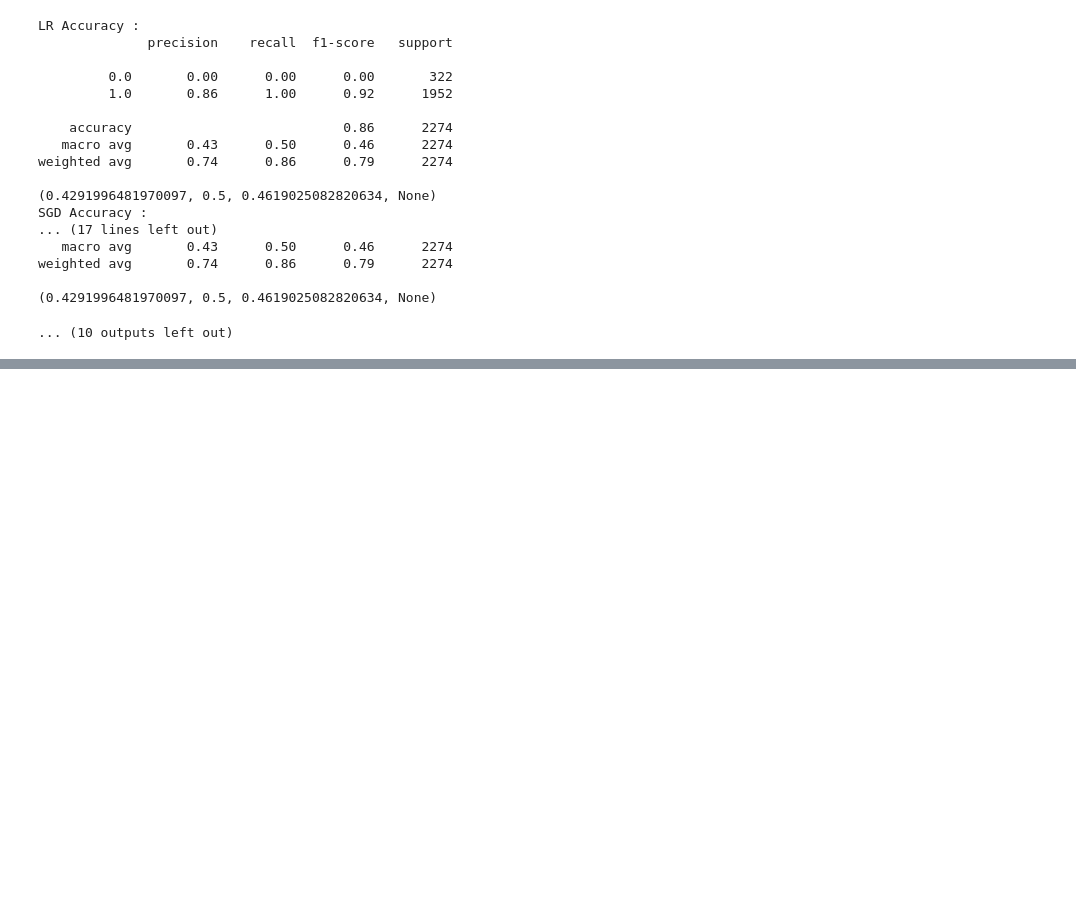
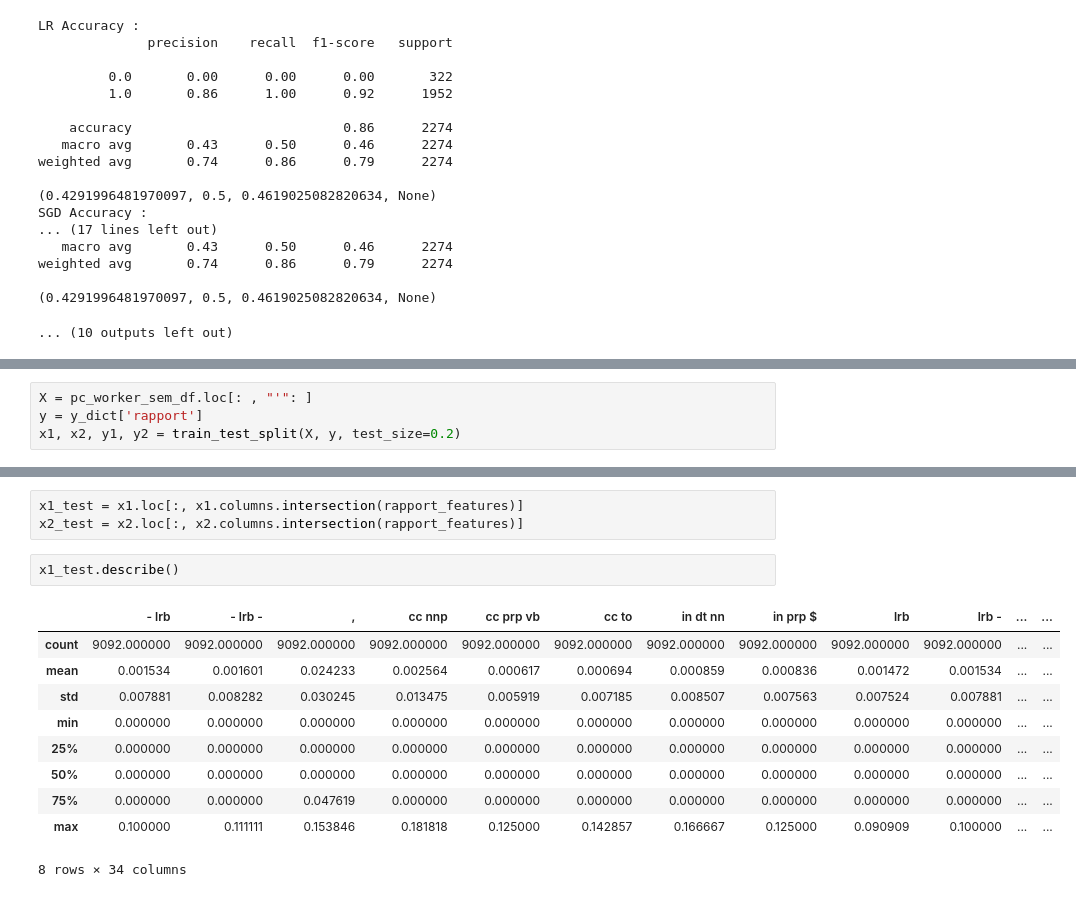
Before and after one commit to quarbby/diplomacy-betrayal, a Jupyter notebook: Semantics_ML_Methods.ipynb, the cells around one changed output, grey strips where cells are left out. Drawn from its saved outputs; the diff is of its cells as text; blank space fills up the shorter version.

```diff
--- a/Semantics_ML_Methods.ipynb
+++ b/Semantics_ML_Methods.ipynb
@@ -297,0 +408,4 @@ weighted avg       0.74      0.86      0.79      2274
+# %%
+X = pc_worker_sem_df.loc[: , "'": ]
+y = y_dict['rapport']
+x1, x2, y1, y2 = train_test_split(X, y, test_size=0.2)
@@ -297,0 +425,16 @@ weighted avg       0.74      0.86      0.79      2274
+# %%
+x1_test = x1.loc[:, x1.columns.intersection(rapport_features)]
+x2_test = x2.loc[:, x2.columns.intersection(rapport_features)]
+# %%
+x1_test.describe()
+# %% [output]
+|  | - lrb | - lrb - | , | cc nnp | cc prp vb | cc to | in dt nn | in prp $ | lrb | lrb - | ... | ... |
+| count | 9092.000000 | 9092.000000 | 9092.000000 | 9092.000000 | 9092.000000 | 9092.000000 | 9092.000000 | 9092.000000 | 9092.000000 | 9092.000000 | ... | ... |
+| mean | 0.001534 | 0.001601 | 0.024233 | 0.002564 | 0.000617 | 0.000694 | 0.000859 | 0.000836 | 0.001472 | 0.001534 | ... | ... |
+| std | 0.007881 | 0.008282 | 0.030245 | 0.013475 | 0.005919 | 0.007185 | 0.008507 | 0.007563 | 0.007524 | 0.007881 | ... | ... |
+| min | 0.000000 | 0.000000 | 0.000000 | 0.000000 | 0.000000 | 0.000000 | 0.000000 | 0.000000 | 0.000000 | 0.000000 | ... | ... |
+| 25% | 0.000000 | 0.000000 | 0.000000 | 0.000000 | 0.000000 | 0.000000 | 0.000000 | 0.000000 | 0.000000 | 0.000000 | ... | ... |
+| 50% | 0.000000 | 0.000000 | 0.000000 | 0.000000 | 0.000000 | 0.000000 | 0.000000 | 0.000000 | 0.000000 | 0.000000 | ... | ... |
+| 75% | 0.000000 | 0.000000 | 0.047619 | 0.000000 | 0.000000 | 0.000000 | 0.000000 | 0.000000 | 0.000000 | 0.000000 | ... | ... |
+| max | 0.100000 | 0.111111 | 0.153846 | 0.181818 | 0.125000 | 0.142857 | 0.166667 | 0.125000 | 0.090909 | 0.100000 | ... | ... |
+8 rows × 34 columns
```
Also changed, not shown: parts of 19 cells of this notebook.
